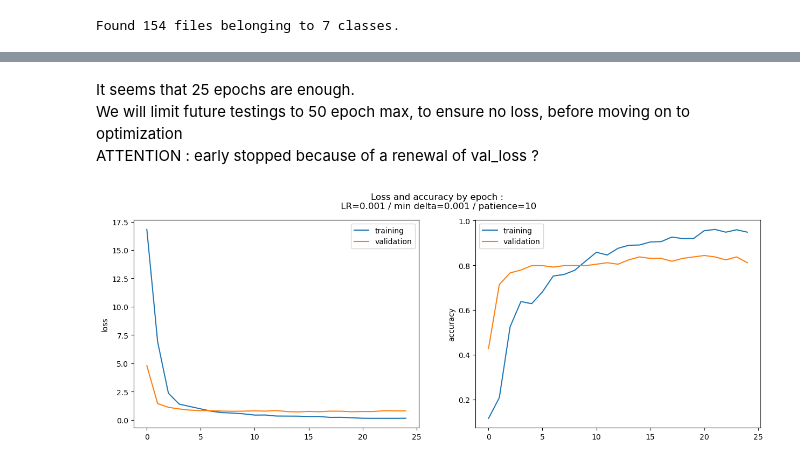
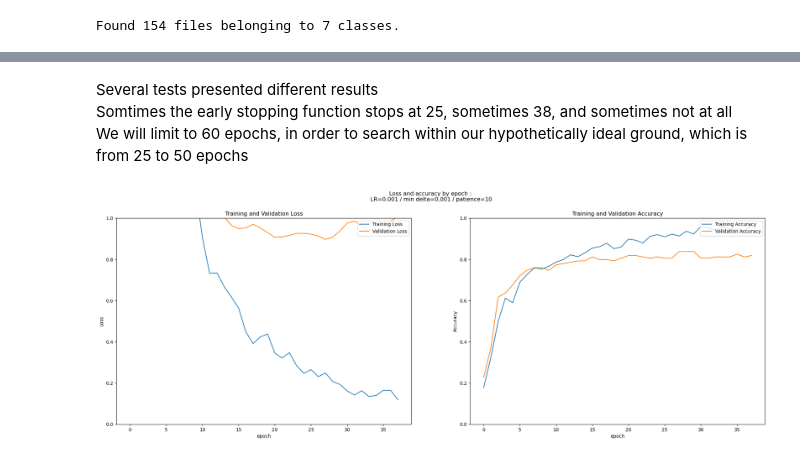
Before and after one commit to Apoxys/OCR-AIEngineer-P6, a Jupyter notebook: Classification_place_de_marche.ipynb, the cells around one changed output, grey strips where cells are left out. Saved outputs shown, nothing was run; the diff lists cells and outputs as text; code cells hidden in the pictures.

```diff
--- a/Classification_place_de_marche.ipynb
+++ b/Classification_place_de_marche.ipynb
@@ -205,9 +197,8 @@ X_train = image_dataset_from_directory(
                     labels='inferred',
                     label_mode='categorical',
                     class_names=None,
-                    image_size=(224, 224),
-                    shuffle=False
-                    )
+                    batch_size=400,
+                    image_size=(224, 224))
 # %% [output]
 Found 735 files belonging to 7 classes.
 # %%
@@ -227,9 +218,8 @@ X_val = image_dataset_from_directory(
                     labels='inferred',
                     label_mode='categorical',
                     class_names=None,
-                    image_size=(224, 224),
-                    shuffle=False
-                    )
+                    batch_size=400,
+                    image_size=(224, 224))
 # %% [output]
 Found 154 files belonging to 7 classes.
 # %% [markdown]
@@ -243,6 +233,10 @@ early_stopping=callbacks.EarlyStopping(monitor='val_loss',
                                        patience=epochs_to_wait,
                                        restore_best_weights=True)
 # %%
-history=model.fit(X_train,validation_data=X_val,epochs=100,verbose=1,callbacks=[early_stopping])
+history = model.fit(X_train,
+                  validation_data=X_val,
+                  epochs=100,
+                  verbose=1,
+                  callbacks=[early_stopping])
 # %% [output]
 Epoch 1/100
@@ -265,17 +259,30 @@ Epoch 25/100
 # %% [markdown]
-It seems that 25 epochs are enough. \
-We will limit future testings to 50 epoch max, to ensure no loss, before moving on to optimization \
-ATTENTION : early stopped because of a renewal of val_loss ?
+Several tests presented different results \
+Somtimes the early stopping function stops at 25, sometimes 38, and sometimes not at all \
+We will limit to 60 epochs, in order to search within our hypothetically ideal ground, which is from 25 to 50 epochs
-# %%
-history_frame = pd.DataFrame(history.history)
-# %%
-fig,axs=plt.subplots (1,2,figsize=(15,5))
-sns.lineplot(history_frame['loss'],label='training',ax=axs[0])
-sns.lineplot(history_frame['val_loss'],label='validation',ax=axs[0])
-
-sns.lineplot(history_frame['accuracy'],label='training',ax=axs[1])
-sns.lineplot(history_frame['val_accuracy'],label='validation',ax=axs[1])
-plt.suptitle('Loss and accuracy by epoch :\n LR='+str(model.optimizer.learning_rate.numpy())+" / min delta="+str(min_improvement)+" / patience="+str(epochs_to_wait))
-plt.show()
-# %% [output]
-[figure, removed]
+# %%
+fig, ax = plt.subplots(1, 2, figsize=(25, 8))
+
+# plotting loss
+ax[0].plot(history_frame['loss'], label='Training Loss')
+ax[0].plot(history_frame['val_loss'], label='Validation Loss')
+ax[0].legend(loc='upper right')
+ax[0].set_ylabel('Loss')
+ax[0].set_ylim([0,1.0])
+ax[0].set_title('Training and Validation Loss')
+ax[0].set_xlabel('epoch')
+
+# plotting accuracy
+ax[1].plot(history_frame['accuracy'], label='Training Accuracy')
+ax[1].plot(history_frame['val_accuracy'], label='Validation Accuracy')
+ax[1].legend(loc='upper right')
+ax[1].set_ylabel('Accuracy')
+ax[1].set_ylim([0,1.0])
+ax[1].set_title('Training and Validation Accuracy')
+ax[1].set_xlabel('epoch')
+
+
+plt.suptitle('Loss and accuracy by epoch :\n LR='+str(model.optimizer.learning_rate.numpy())+" / min delta="+str(min_improvement)+" / patience="+str(epochs_to_wait))
+plt.show()
+# %% [output]
+[figure, added]
```
Also changed, not shown: parts of 13 cells of this notebook.
